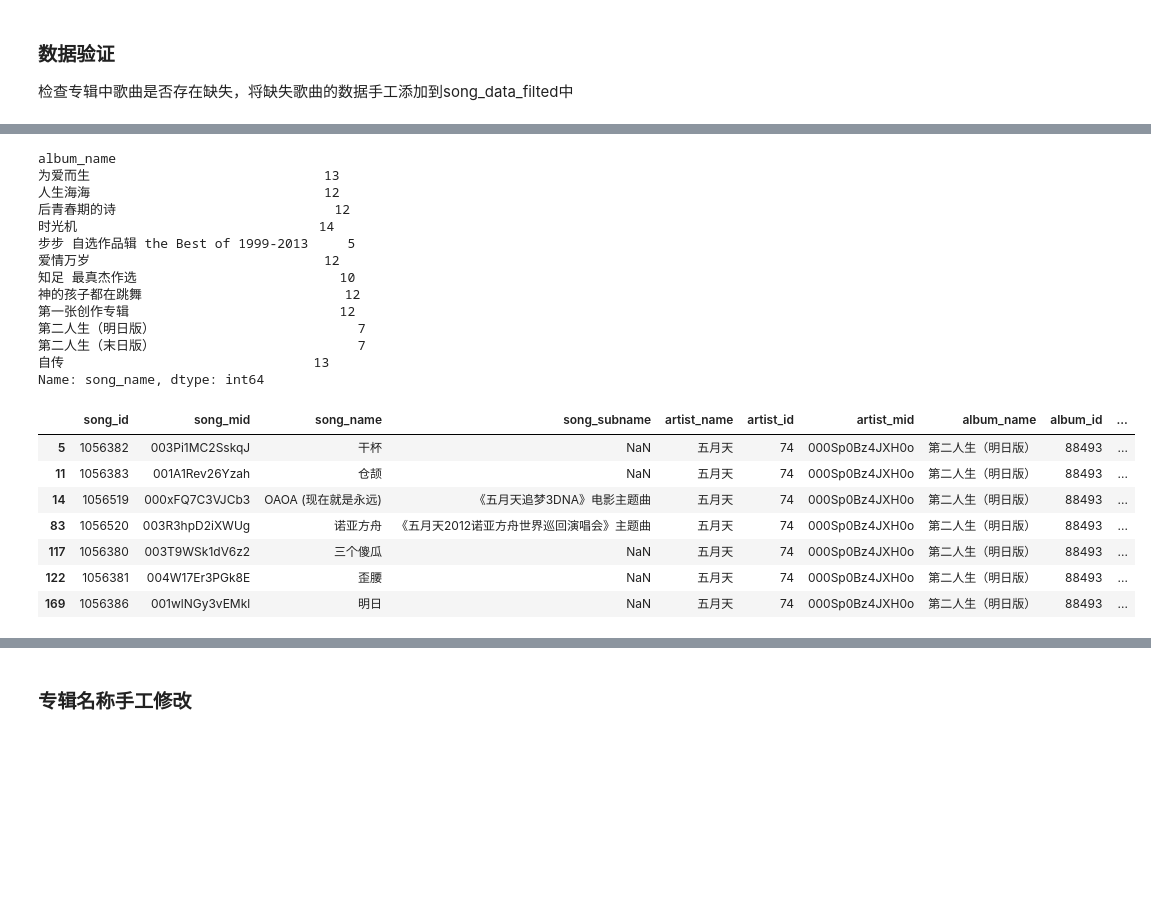
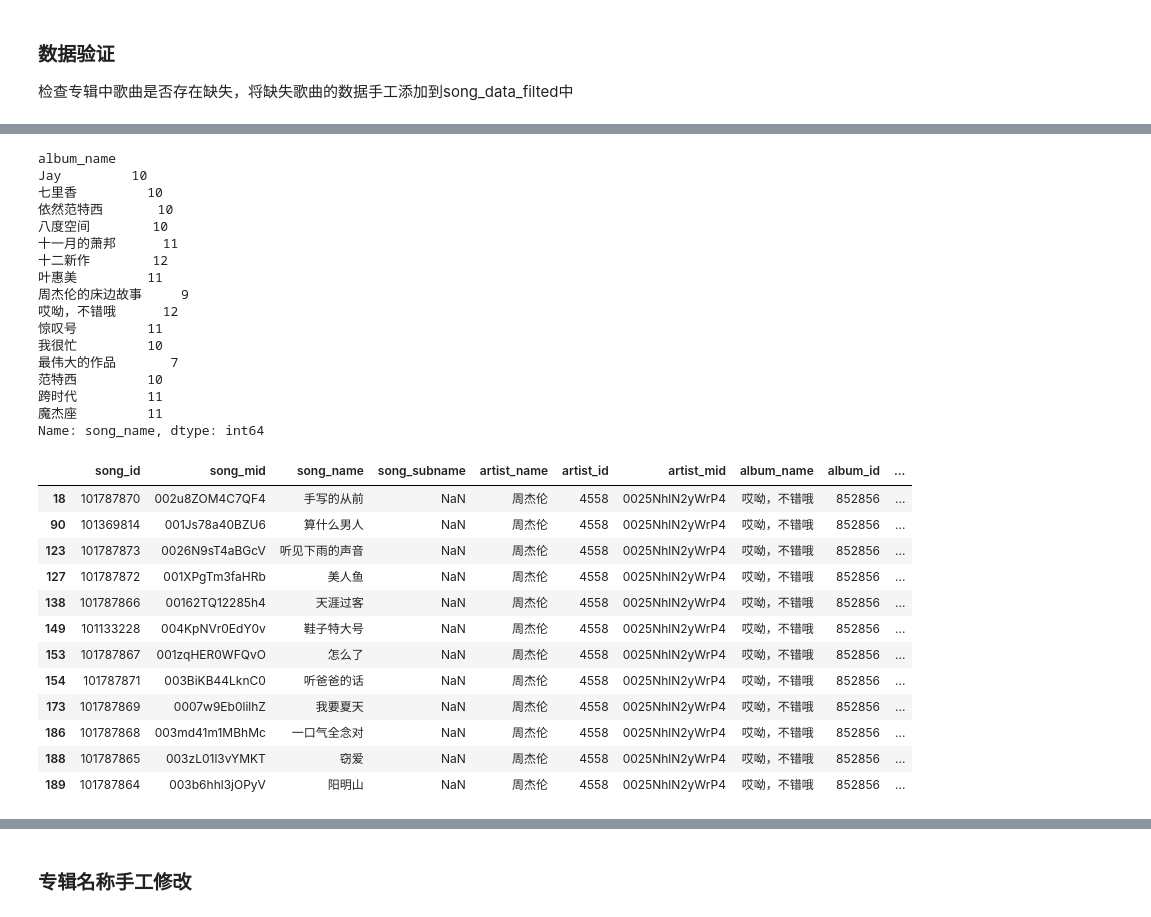
Before and after one commit to Kofi-W/net_charts, a Jupyter notebook: songs/data_crawler_qq.ipynb, the cells around one changed output, grey strips where cells are left out. Drawn from its saved outputs; the diff is of its cells as text; code cells hidden in the pictures; blank space fills up the shorter version.

Commit message:
update clearlyed files.

```diff
--- a/songs/data_crawler_qq.ipynb
+++ b/songs/data_crawler_qq.ipynb
@@ -199,9 +202,13 @@ def clear_song_data(song_data,
         lambda x: format_timestamp(x))
     if is_filter_ost:
         # 二次筛选ost， 新建列 is_ost, 如果song_subname中含 影，剧，曲任意一个字，则is_ost为1，否则为0
+        # songs_df['is_ost'] = songs_df['song_subname'].apply(
+        #     lambda x: 1 if '影' in str(x) or '剧' in str(x) or '曲' in str(
+        #         x) or '片' in str(x) else 0)
         songs_df['is_ost'] = songs_df['song_subname'].apply(
-            lambda x: 1 if '影' in x or '剧' in x or '曲' in x or '片' in x else 0)
+            lambda x: 1 if '影' in str(x) or '剧' in str(x) or '片' in str(x) else 0)
         songs_df = songs_df[songs_df['is_ost'] == 1]
+        # songs_df = songs_df
     return songs_df
 # %% [markdown]
 ## 专辑信息清洗
@@ -549,14 +2160,13 @@ song_data_raw_read = df_song_data_raw_read.to_dict(orient='records')
 # 曲目筛选，按专辑
 # 周杰伦
 album_list = [
-    "Jay", "范特西", "八度空间", "叶惠美", "七里香", "十一月的肖邦", "依然范特西", "我很忙", "魔杰座", "跨时代",
-    "惊叹号", "十二新作", "哎哟，不错哦", "周杰伦的床边故事", "最伟大的作品"
+    "Jay", "范特西", "八度空间", "叶惠美", "七里香", "十一月的萧邦", "依然范特西", "我很忙", "魔杰座", "跨时代", "惊叹号", "十二新作", "周杰伦的床边故事", "最伟大的作品", "哎呦，不错哦"
 ]
 # 五月天
-album_list = [
-    '第一张创作专辑', '爱情万岁', '人生海海', '时光机', '神的孩子都在跳舞', '为爱而生', '后青春期的诗',
-    '第二人生（明日版）', '第二人生（末日版）', '自传', '知足 最真杰作选', '步步 自选作品辑 the Best of 1999-2013'
-]
+# album_list = [
+#     '第一张创作专辑', '爱情万岁', '人生海海', '时光机', '神的孩子都在跳舞', '为爱而生', '后青春期的诗',
+#     '第二人生（明日版）', '第二人生（末日版）', '自传', '知足 最真杰作选', '步步 自选作品辑 the Best of 1999-2013'
+# ]
 song_data_filted = filter_album_songs(singger, song_data_raw_read, album_list)
 # %%
 len(song_data_filted)
@@ -566,7 +2176,7 @@ len(song_data_filted)
 ### 数据验证
 检查专辑中歌曲是否存在缺失，将缺失歌曲的数据手工添加到song_data_filted中
 # %%
-song_data_cleared_1 = clear_song_data(song_data_filted)
+song_data_cleared_1 = clear_song_data(song_data_filted, is_use_raw_song_name=False)
 song_data_cleared_1
 # %% [output]
 |  | song_id | song_mid | song_name | song_subname | artist_name | artist_id | artist_mid | album_name | album_id | ... |
@@ -586,35 +2196,43 @@ song_data_cleared_1
 song_data_cleared_1.groupby('album_name')['song_name'].count()
 # %% [output]
 album_name
-为爱而生                              13
-人生海海                              12
-后青春期的诗                            12
-时光机                               14
-步步 自选作品辑 the Best of 1999-2013     5
-爱情万岁                              12
-知足 最真杰作选                          10
-神的孩子都在跳舞                          12
-第一张创作专辑                           12
-第二人生（明日版）                          7
-第二人生（末日版）                          7
-自传                                13
+Jay         10
+七里香         10
+依然范特西       10
+八度空间        10
+十一月的萧邦      11
+十二新作        12
+叶惠美         11
+周杰伦的床边故事     9
+哎呦，不错哦      12
+惊叹号         11
+我很忙         10
+最伟大的作品       7
+范特西         10
+跨时代         11
+魔杰座         11
 Name: song_name, dtype: int64
 # %%
 # 问题专辑
 # 周杰伦
-album_list_to_fix = ['最伟大的作品']
+album_list_to_fix = ['哎呦，不错哦']
 # 五月天
-album_list_to_fix = ['第二人生（明日版）']
+# album_list_to_fix = ['第二人生（明日版）']
 song_data_cleared_1[song_data_cleared_1['album_name'] == album_list_to_fix[0]]
 # %% [output]
 |  | song_id | song_mid | song_name | song_subname | artist_name | artist_id | artist_mid | album_name | album_id | ... |
-| 5 | 1056382 | 003Pi1MC2SskqJ | 干杯 | NaN | 五月天 | 74 | 000Sp0Bz4JXH0o | 第二人生（明日版） | 88493 | ... |
-| 11 | 1056383 | 001A1Rev26Yzah | 仓颉 | NaN | 五月天 | 74 | 000Sp0Bz4JXH0o | 第二人生（明日版） | 88493 | ... |
-| 14 | 1056519 | 000xFQ7C3VJCb3 | OAOA (现在就是永远) | 《五月天追梦3DNA》电影主题曲 | 五月天 | 74 | 000Sp0Bz4JXH0o | 第二人生（明日版） | 88493 | ... |
-| 83 | 1056520 | 003R3hpD2iXWUg | 诺亚方舟 | 《五月天2012诺亚方舟世界巡回演唱会》主题曲 | 五月天 | 74 | 000Sp0Bz4JXH0o | 第二人生（明日版） | 88493 | ... |
-| 117 | 1056380 | 003T9WSk1dV6z2 | 三个傻瓜 | NaN | 五月天 | 74 | 000Sp0Bz4JXH0o | 第二人生（明日版） | 88493 | ... |
-| 122 | 1056381 | 004W17Er3PGk8E | 歪腰 | NaN | 五月天 | 74 | 000Sp0Bz4JXH0o | 第二人生（明日版） | 88493 | ... |
-| 169 | 1056386 | 001wlNGy3vEMkl | 明日 | NaN | 五月天 | 74 | 000Sp0Bz4JXH0o | 第二人生（明日版） | 88493 | ... |
+| 18 | 101787870 | 002u8ZOM4C7QF4 | 手写的从前 | NaN | 周杰伦 | 4558 | 0025NhlN2yWrP4 | 哎呦，不错哦 | 852856 | ... |
+| 90 | 101369814 | 001Js78a40BZU6 | 算什么男人 | NaN | 周杰伦 | 4558 | 0025NhlN2yWrP4 | 哎呦，不错哦 | 852856 | ... |
+| 123 | 101787873 | 0026N9sT4aBGcV | 听见下雨的声音 | NaN | 周杰伦 | 4558 | 0025NhlN2yWrP4 | 哎呦，不错哦 | 852856 | ... |
+| 127 | 101787872 | 001XPgTm3faHRb | 美人鱼 | NaN | 周杰伦 | 4558 | 0025NhlN2yWrP4 | 哎呦，不错哦 | 852856 | ... |
+| 138 | 101787866 | 00162TQ12285h4 | 天涯过客 | NaN | 周杰伦 | 4558 | 0025NhlN2yWrP4 | 哎呦，不错哦 | 852856 | ... |
+| 149 | 101133228 | 004KpNVr0EdY0v | 鞋子特大号 | NaN | 周杰伦 | 4558 | 0025NhlN2yWrP4 | 哎呦，不错哦 | 852856 | ... |
+| 153 | 101787867 | 001zqHER0WFQvO | 怎么了 | NaN | 周杰伦 | 4558 | 0025NhlN2yWrP4 | 哎呦，不错哦 | 852856 | ... |
+| 154 | 101787871 | 003BiKB44LknC0 | 听爸爸的话 | NaN | 周杰伦 | 4558 | 0025NhlN2yWrP4 | 哎呦，不错哦 | 852856 | ... |
+| 173 | 101787869 | 0007w9Eb0lilhZ | 我要夏天 | NaN | 周杰伦 | 4558 | 0025NhlN2yWrP4 | 哎呦，不错哦 | 852856 | ... |
+| 186 | 101787868 | 003md41m1MBhMc | 一口气全念对 | NaN | 周杰伦 | 4558 | 0025NhlN2yWrP4 | 哎呦，不错哦 | 852856 | ... |
+| 188 | 101787865 | 003zL01l3vYMKT | 窃爱 | NaN | 周杰伦 | 4558 | 0025NhlN2yWrP4 | 哎呦，不错哦 | 852856 | ... |
+| 189 | 101787864 | 003b6hhl3jOPyV | 阳明山 | NaN | 周杰伦 | 4558 | 0025NhlN2yWrP4 | 哎呦，不错哦 | 852856 | ... |
 # %%
 # 补充歌曲，并修改专辑信息
 # 周杰伦
```
Also changed, not shown: parts of 58 cells of this notebook, 31 other files.
